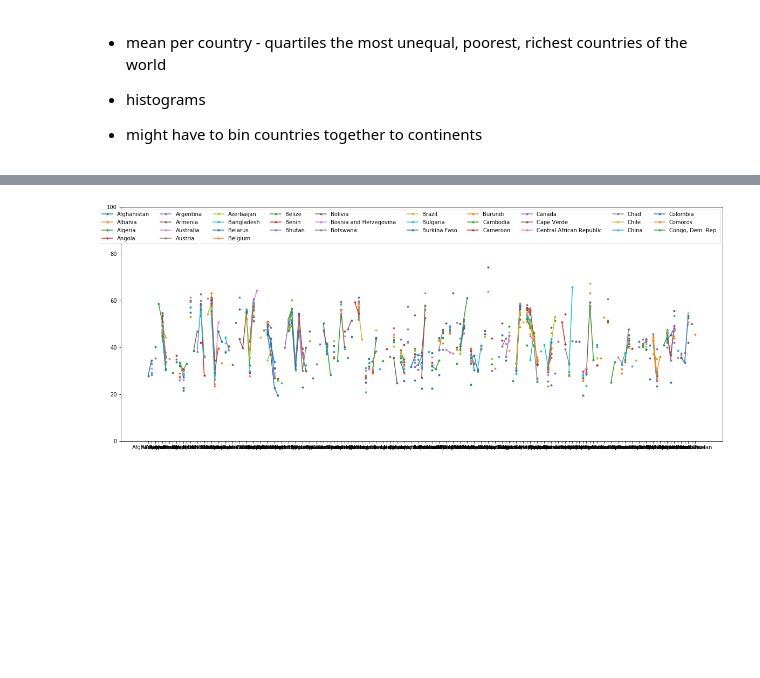
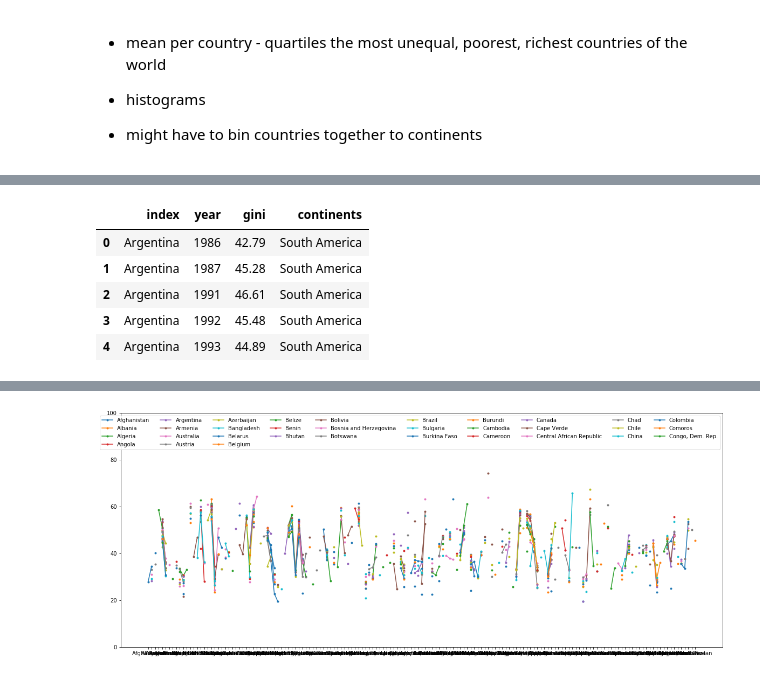
Before and after one commit to maniaclogic/income_disparities, a Jupyter notebook: income_dis/Income_disparities.ipynb, the cells around one changed output, grey strips where cells are left out. Cells and saved outputs as stored; diff of their text form; code cells hidden in the pictures; blank space fills up the shorter version.

Commit message:
Initialization dashboard layout of dashboard boxplot gini coefficient functions gini coefficient per continent
changes in ipynb
ordered df building

```diff
--- a/income_dis/Income_disparities.ipynb
+++ b/income_dis/Income_disparities.ipynb
@@ -71,9 +81,19 @@ df2['average age billionaires'] = [int(i) for i in df2['average age billionaires
 # %%
-d = {'Argentina': 'South America', 'Australia': 'Australia', 'Austria': 'Europe', 'Belgium': 'Europe', 'Brazil': 'South America', 'Canada': 'North America', 'Chile': 'South America', 'China': 'Asia', 'Colombia': 'South America', 'Cyprus': 'Asia', 'Czech Rep.': 'Europe', 'Denmark': 'Europe', 'Egypt': 'Africa', 'France': 'Europe', 'Germany': 'Europe', 'Greece': 'Europe', 'Hong Kong, China': 'Asia', 'Iceland': 'Europe', 'India': 'Asia', 'Indonesia': 'Asia', 'Ireland': 'Europe', 'Israel': 'Asia', 'Italy': 'Europe', 'Japan': 'Asia', 'Kazakhstan': 'Asia', 'Korea Rep.': 'Asia', 'Kuwait': 'Asia', 'Lebanon': 'Asia', 'Liechtenstein': 'Europe', 'Malaysia': 'Asian', 'Mexico': 'North America', 'Monaco': 'Europe', 'Netherlands': 'Europe', 'New Zealand': 'Australia', 'Norway': 'Europe', 'Oman': 'Asia', 'Philippines': 'Asia', 'Poland': 'Europe', 'Portugal': 'Europe', 'Romania': 'Europe', 'Russia':'Europe', 'Saudi Arabia': 'Asia', 'Serbia': 'Europe', 'Singapore': 'Asia', 'South Africa': 'Africa', 'Spain': 'Europe', 'Sweden': 'Europe', 'Switzerland': 'Europe', 'Taiwan': 'Asia', 'Thailand': 'Asia', 'Turkey': 'Asia', 'Ukraine': 'Europe', 'United Arab Emirates': 'Asia', 'United Kindom': 'Europe', 'United States': 'North America', 'Venezuela': 'South America'}
-d = pd.DataFrame(data=d, index=range(len(d))).transpose()[0]
-df = pd.DataFrame(d)
+d = {'Argentina': 'South America', 'Australia': 'Australia', 'Austria': 'Europe', 'Belgium': 'Europe', 'Brazil': 'South America', 'Canada': 'North America', 'Chile': 'South America', 'China': 'Asia', 'Colombia': 'South America', 'Cyprus': 'Asia', 'Czech Rep.': 'Europe', 'Denmark': 'Europe', 'Egypt': 'Africa', 'France': 'Europe', 'Germany': 'Europe', 'Greece': 'Europe', 'Hong Kong, China': 'Asia', 'Iceland': 'Europe', 'India': 'Asia', 'Indonesia': 'Asia', 'Ireland': 'Europe', 'Israel': 'Asia', 'Italy': 'Europe', 'Japan': 'Asia', 'Kazakhstan': 'Asia', 'Korea Rep.': 'Asia', 'Kuwait': 'Asia', 'Lebanon': 'Asia', 'Liechtenstein': 'Europe', 'Malaysia': 'Asia', 'Mexico': 'North America', 'Monaco': 'Europe', 'Netherlands': 'Europe', 'New Zealand': 'Australia', 'Norway': 'Europe', 'Oman': 'Asia', 'Philippines': 'Asia', 'Poland': 'Europe', 'Portugal': 'Europe', 'Romania': 'Europe', 'Russia':'Europe', 'Saudi Arabia': 'Asia', 'Serbia': 'Europe', 'Singapore': 'Asia', 'South Africa': 'Africa', 'Spain': 'Europe', 'Sweden': 'Europe', 'Switzerland': 'Europe', 'Taiwan': 'Asia', 'Thailand': 'Asia', 'Turkey': 'Asia', 'Ukraine': 'Europe', 'United Arab Emirates': 'Asia', 'United Kindom': 'Europe', 'United States': 'North America', 'Venezuela': 'South America'}
+d1 = pd.DataFrame(data=d, index=range(len(d))).transpose()[0]
+df = pd.DataFrame(d1)
 df.columns = ['continents']
 df_inc = df_inc.merge(df, left_index=True, right_index=True).dropna()
 GDc = pd.DataFrame(data={'gini':GD.stack()}).reset_index()
-GDc = GDc.rename(columns={'GINI index': 'country', 'index': 'year'}).set_index(['country'])
-GDc = GDc.merge(df, left_index=True, right_index=True).dropna()
+GDc = GDc.rename(columns={'GINI index': 'country', 'level_0': 'year'})
+GDc.set_index(['country'], inplace=True)
+GDc = GDc.merge(df, left_index=True, right_index=True).dropna().reset_index()
+# %%
+GDc.head()
+# %% [output]
+|  | index | year | gini | continents |
+| 0 | Argentina | 1986 | 42.79 | South America |
+| 1 | Argentina | 1987 | 45.28 | South America |
+| 2 | Argentina | 1991 | 46.61 | South America |
+| 3 | Argentina | 1992 | 45.48 | South America |
+| 4 | Argentina | 1993 | 44.89 | South America |
```
Also changed, not shown: parts of 5 cells of this notebook.
